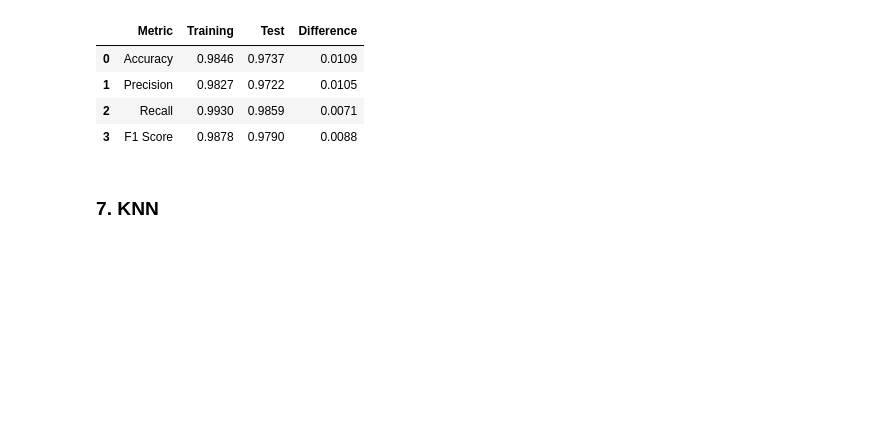
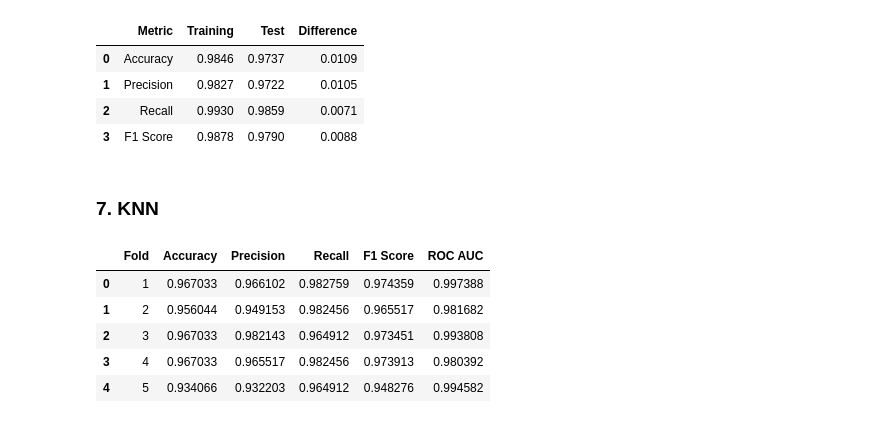
Before and after one commit to Sami-ur-Rehman1073/breast_cancer_prediction, a Jupyter notebook: notebooks/03_modeling.ipynb, the cells around one changed output. Cells and saved outputs as stored; diff of their text form; code cells hidden in the pictures; blank space fills up the shorter version.

Commit message:
Implemented and evaluated knn classifier

```diff
--- a/notebooks/03_modeling.ipynb
+++ b/notebooks/03_modeling.ipynb
@@ -766,3 +766,26 @@ comparison_df
 | 3 | F1 Score | 0.9878 | 0.9790 | 0.0088 |
 # %% [markdown]
 ### 7. KNN
+# %%
+knn_pipeline = Pipeline([
+    ("preprocessor", preprocessor),
+    ("smote", SMOTE(random_state=42)),
+    ("classifier", KNeighborsClassifier(
+        n_neighbors=5
+    ))
+])
+# %%
+cv_results = perform_cross_validation(
+    pipeline=knn_pipeline,
+    X_train=X_train,
+    y_train=y_train
+)
+# %%
+print_cv_fold_results(cv_results)
+# %% [output]
+|  | Fold | Accuracy | Precision | Recall | F1 Score | ROC AUC |
+| 0 | 1 | 0.967033 | 0.966102 | 0.982759 | 0.974359 | 0.997388 |
+| 1 | 2 | 0.956044 | 0.949153 | 0.982456 | 0.965517 | 0.981682 |
+| 2 | 3 | 0.967033 | 0.982143 | 0.964912 | 0.973451 | 0.993808 |
+| 3 | 4 | 0.967033 | 0.965517 | 0.982456 | 0.973913 | 0.980392 |
+| 4 | 5 | 0.934066 | 0.932203 | 0.964912 | 0.948276 | 0.994582 |
```
Also changed, not shown: parts of 9 cells of this notebook.
